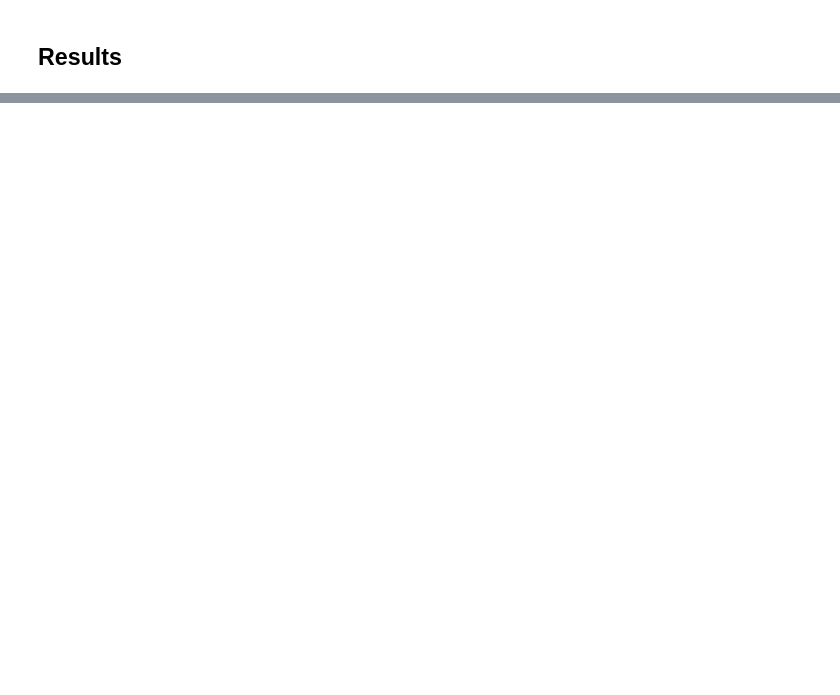
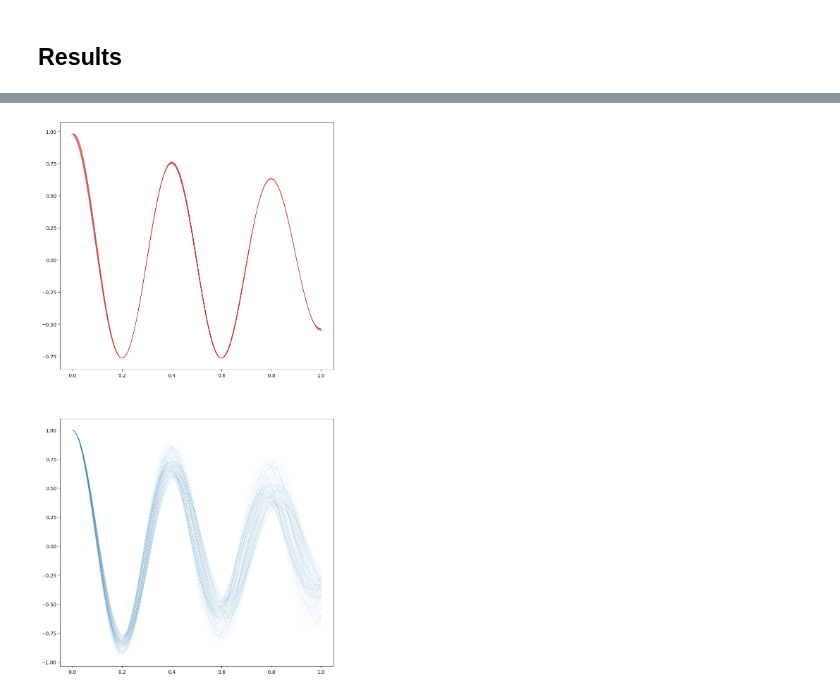
Before and after one commit to jbremz/pikano, a Jupyter notebook: 03-kan-pino.ipynb, the cells around one changed output, grey strips where cells are left out. Saved outputs shown, nothing was run; the diff lists cells and outputs as text; code cells hidden in the pictures; blank space fills up the shorter version.

```diff
--- a/03-kan-pino.ipynb
+++ b/03-kan-pino.ipynb
@@ -284,0 +284,11 @@ paramsb.shape, bcb.shape, yb.shape
+# %%
+fig, axes = plt.subplots(2, 1, figsize=(10, 20))
+
+ax = axes[0]
+for uy_pred in uy_preds:
+    axes[0].plot(yb.flatten(), uy_pred, color="tab:red", alpha=0.1, lw=0.5)
+
+for uy_true in uy_trues:
+    axes[1].plot(yb.flatten(), uy_true, color="tab:blue", alpha=0.1, lw=0.5)
+# %% [output]
+[figure, added]
```
Also changed, not shown: parts of 10 cells of this notebook.
